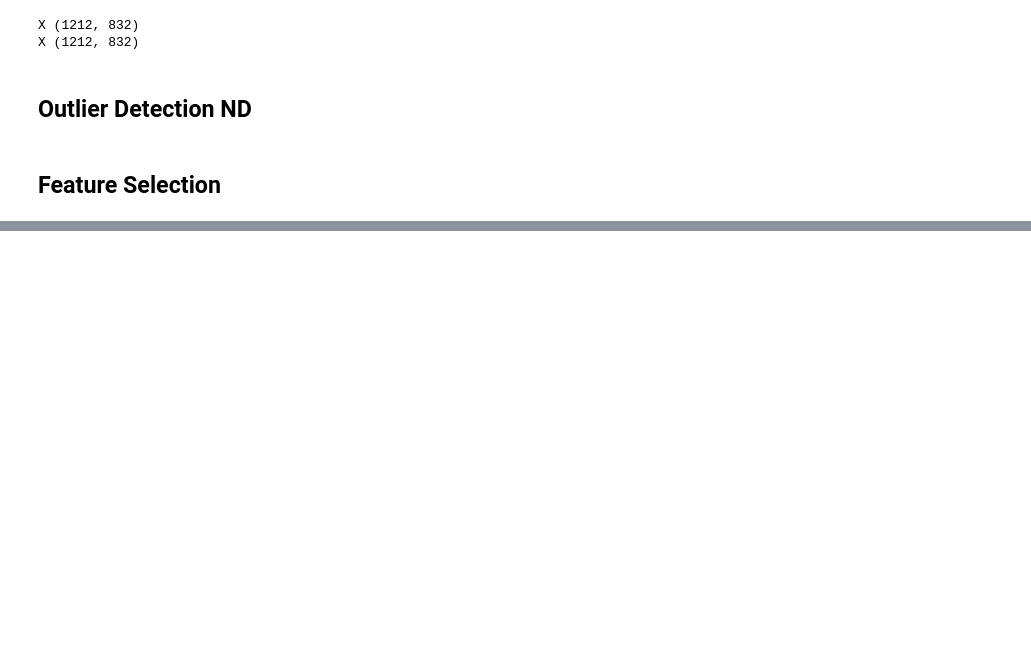
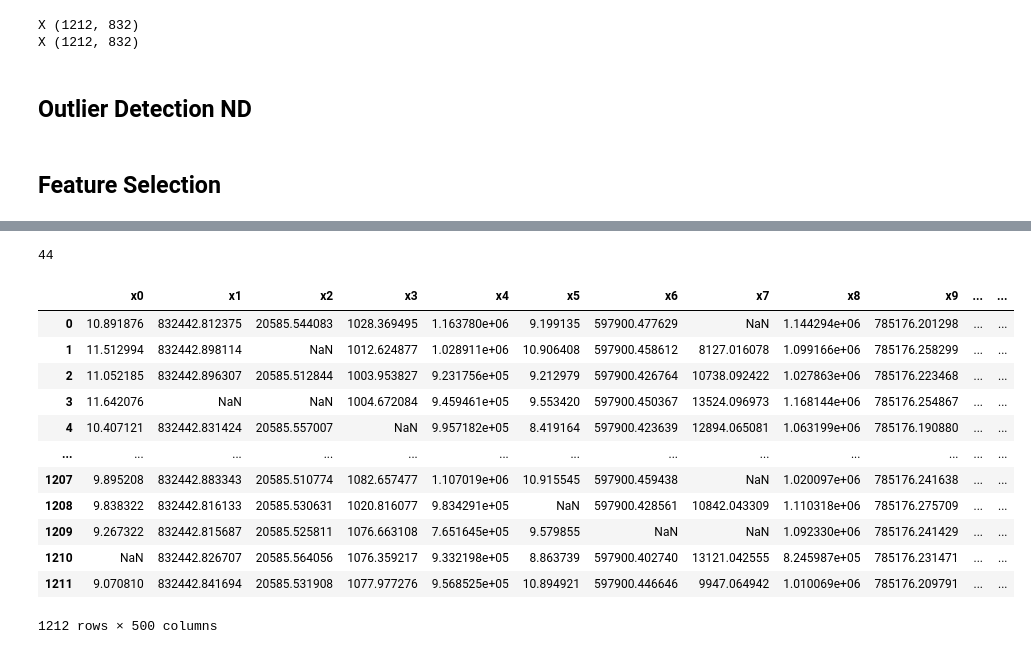
Before and after one commit to LukeAndrewSmith/AML, a Jupyter notebook: Task_1/Solution/Components/Tests.ipynb, the cells around one changed output, grey strips where cells are left out. Cells and saved outputs as stored; diff of their text form; code cells hidden in the pictures; blank space fills up the shorter version.

```diff
--- a/Task_1/Solution/Components/Tests.ipynb
+++ b/Task_1/Solution/Components/Tests.ipynb
@@ -52,0 +87,17 @@ assert Outlier_Detection_ND.mahalanobis_distance(x_train_imp,y_train)[0].shape[1
+# %%
+Feature_Selection.drop_correlated(x_train,verbose=True)
+# %% [output]
+44
+|  | x0 | x1 | x2 | x3 | x4 | x5 | x6 | x7 | x8 | x9 | ... | ... |
+| 0 | 10.891876 | 832442.812375 | 20585.544083 | 1028.369495 | 1.163780e+06 | 9.199135 | 597900.477629 | NaN | 1.144294e+06 | 785176.201298 | ... | ... |
+| 1 | 11.512994 | 832442.898114 | NaN | 1012.624877 | 1.028911e+06 | 10.906408 | 597900.458612 | 8127.016078 | 1.099166e+06 | 785176.258299 | ... | ... |
+| 2 | 11.052185 | 832442.896307 | 20585.512844 | 1003.953827 | 9.231756e+05 | 9.212979 | 597900.426764 | 10738.092422 | 1.027863e+06 | 785176.223468 | ... | ... |
+| 3 | 11.642076 | NaN | NaN | 1004.672084 | 9.459461e+05 | 9.553420 | 597900.450367 | 13524.096973 | 1.168144e+06 | 785176.254867 | ... | ... |
+| 4 | 10.407121 | 832442.831424 | 20585.557007 | NaN | 9.957182e+05 | 8.419164 | 597900.423639 | 12894.065081 | 1.063199e+06 | 785176.190880 | ... | ... |
+| ... | ... | ... | ... | ... | ... | ... | ... | ... | ... | ... | ... | ... |
+| 1207 | 9.895208 | 832442.883343 | 20585.510774 | 1082.657477 | 1.107019e+06 | 10.915545 | 597900.459438 | NaN | 1.020097e+06 | 785176.241638 | ... | ... |
+| 1208 | 9.838322 | 832442.816133 | 20585.530631 | 1020.816077 | 9.834291e+05 | NaN | 597900.428561 | 10842.043309 | 1.110318e+06 | 785176.275709 | ... | ... |
+| 1209 | 9.267322 | 832442.815687 | 20585.525811 | 1076.663108 | 7.651645e+05 | 9.579855 | NaN | NaN | 1.092330e+06 | 785176.241429 | ... | ... |
+| 1210 | NaN | 832442.826707 | 20585.564056 | 1076.359217 | 9.332198e+05 | 8.863739 | 597900.402740 | 13121.042555 | 8.245987e+05 | 785176.231471 | ... | ... |
+| 1211 | 9.070810 | 832442.841694 | 20585.531908 | 1077.977276 | 9.568525e+05 | 10.894921 | 597900.446646 | 9947.064942 | 1.010069e+06 | 785176.209791 | ... | ... |
+1212 rows × 500 columns
```
Also changed, not shown: parts of 2 cells of this notebook, 7 other files.
